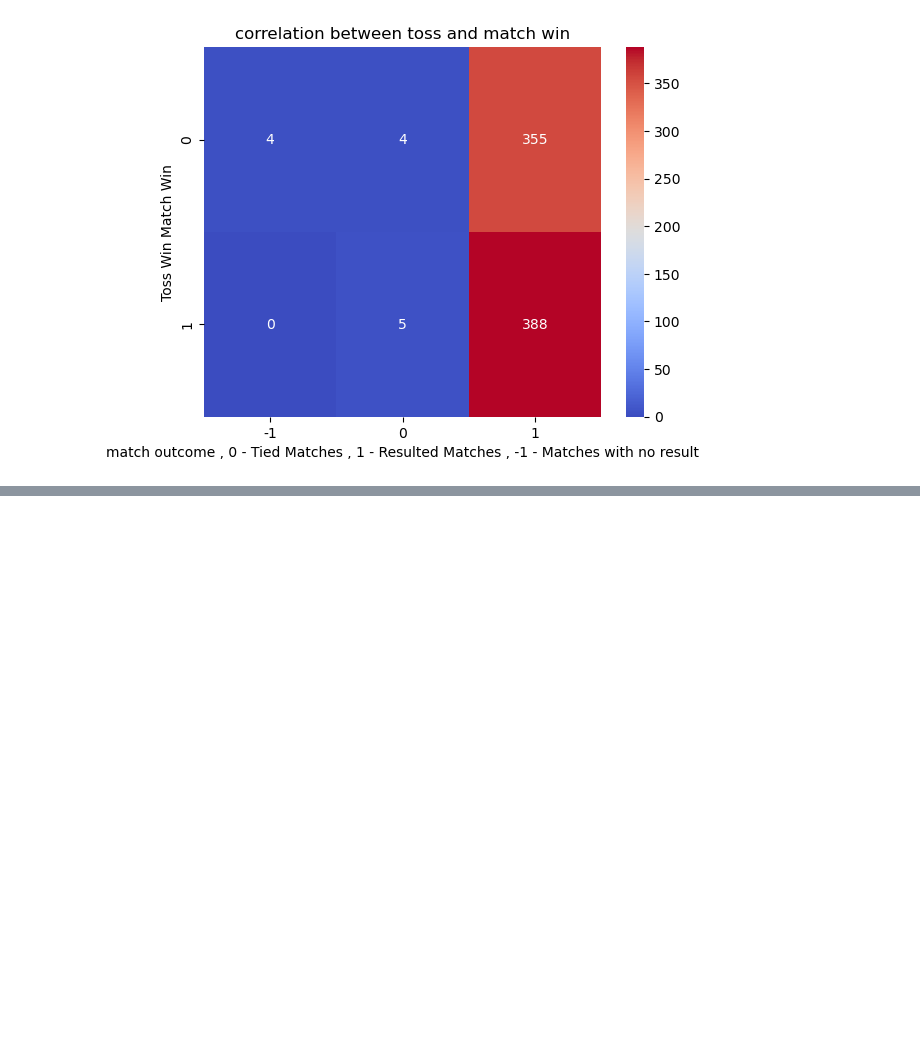
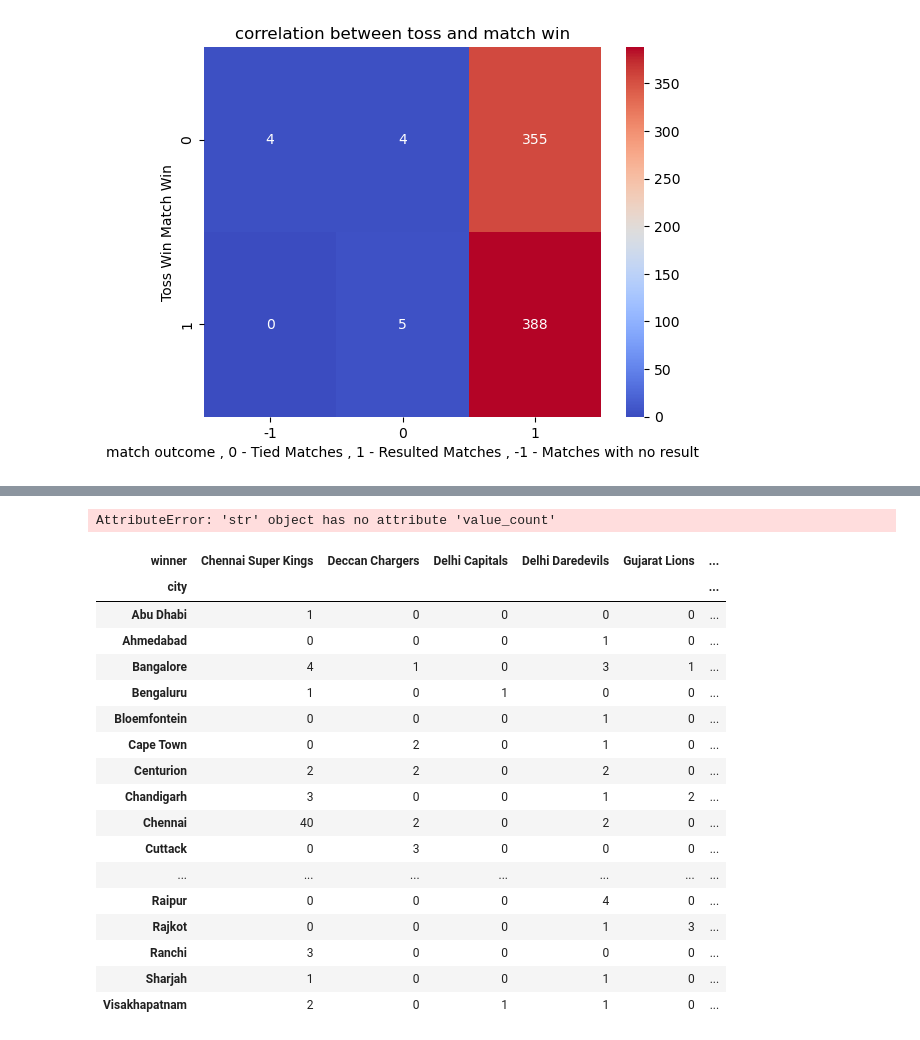
Before and after one commit to Spap123/DIG-Classes, a Jupyter notebook: 25th Feb Batch/Class_24.09.2023_IPL_Project.ipynb, the cells around one changed output, grey strips where cells are left out. Saved outputs shown, nothing was run; the diff lists cells and outputs as text; code cells hidden in the pictures; blank space fills up the shorter version.

```diff
--- a/25th Feb Batch/Class_24.09.2023_IPL_Project.ipynb
+++ b/25th Feb Batch/Class_24.09.2023_IPL_Project.ipynb
@@ -136,0 +149,9 @@ ipl.to_csv("updated_ipl.csv")
+# %%
+city_winner_counts = winning_team_data.groupby(['city','winner']).size().reset_index(name='count')
+city_winner_counts.head(10)
+chennai_winning_matches = ipl[(ipl['winner']=='Chennai Super Kings') & (ipl['city']=='Chennai')]
+chennai_playing_matches = ipl[(ipl['team1']=='Chennai Super Kings')|(ipl['team2']=='Chennai Super Kings')]
+for i in ipl['winner']:
+    print(ipl['winner']==i.value_count())
+# %% [output]
+AttributeError: 'str' object has no attribute 'value_count'
@@ -136,0 +160,21 @@ ipl.to_csv("updated_ipl.csv")
+# %%
+city_winner_counts_pivot
+# %% [output]
+| winner | Chennai Super Kings | Deccan Chargers | Delhi Capitals | Delhi Daredevils | Gujarat Lions | ... |
+| city |  |  |  |  |  | ... |
+| Abu Dhabi | 1 | 0 | 0 | 0 | 0 | ... |
+| Ahmedabad | 0 | 0 | 0 | 1 | 0 | ... |
+| Bangalore | 4 | 1 | 0 | 3 | 1 | ... |
+| Bengaluru | 1 | 0 | 1 | 0 | 0 | ... |
+| Bloemfontein | 0 | 0 | 0 | 1 | 0 | ... |
+| Cape Town | 0 | 2 | 0 | 1 | 0 | ... |
+| Centurion | 2 | 2 | 0 | 2 | 0 | ... |
+| Chandigarh | 3 | 0 | 0 | 1 | 2 | ... |
+| Chennai | 40 | 2 | 0 | 2 | 0 | ... |
+| Cuttack | 0 | 3 | 0 | 0 | 0 | ... |
+| ... | ... | ... | ... | ... | ... | ... |
+| Raipur | 0 | 0 | 0 | 4 | 0 | ... |
+| Rajkot | 0 | 0 | 0 | 1 | 3 | ... |
+| Ranchi | 3 | 0 | 0 | 0 | 0 | ... |
+| Sharjah | 1 | 0 | 0 | 1 | 0 | ... |
+| Visakhapatnam | 2 | 0 | 1 | 1 | 0 | ... |
```
Also changed, not shown: parts of 7 cells of this notebook.
